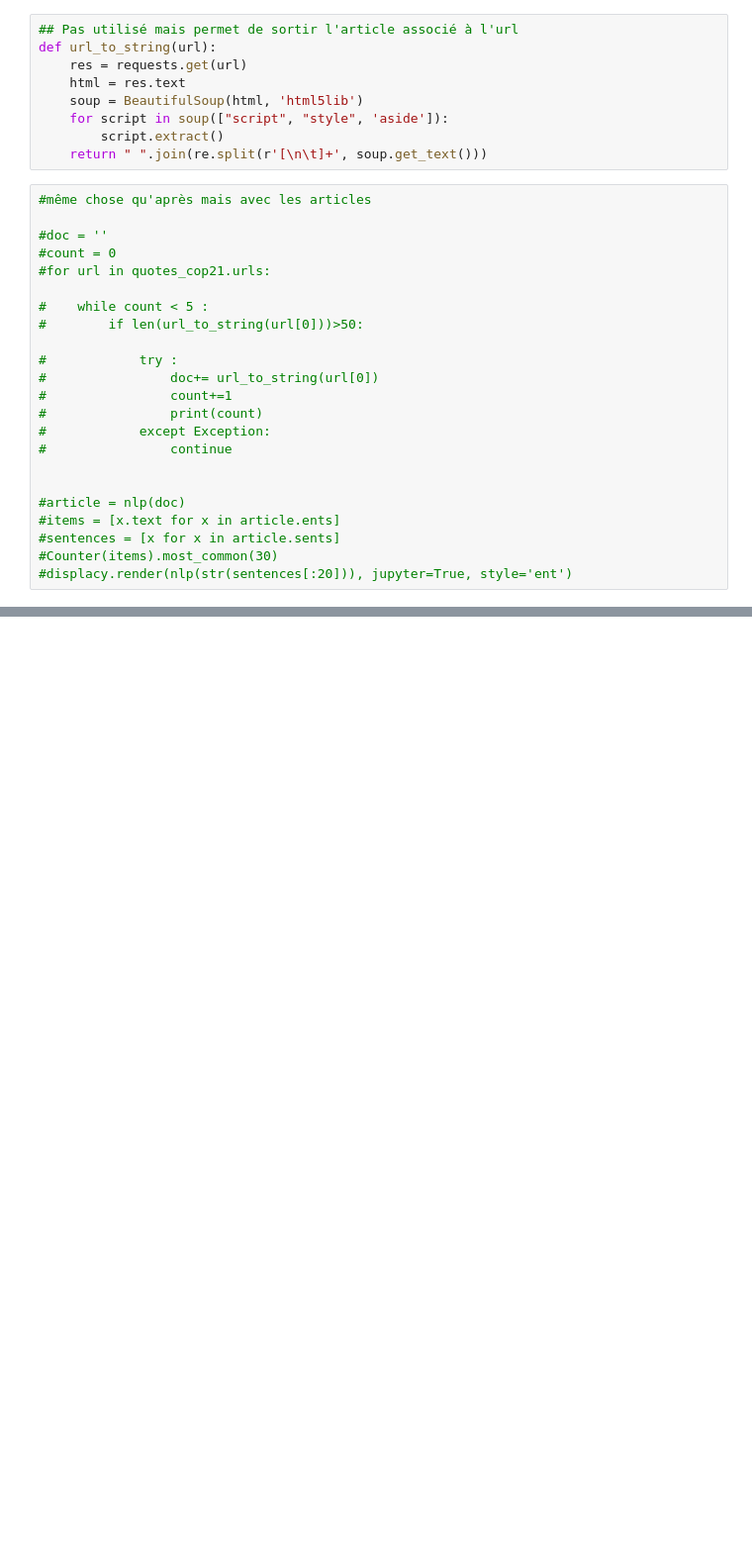
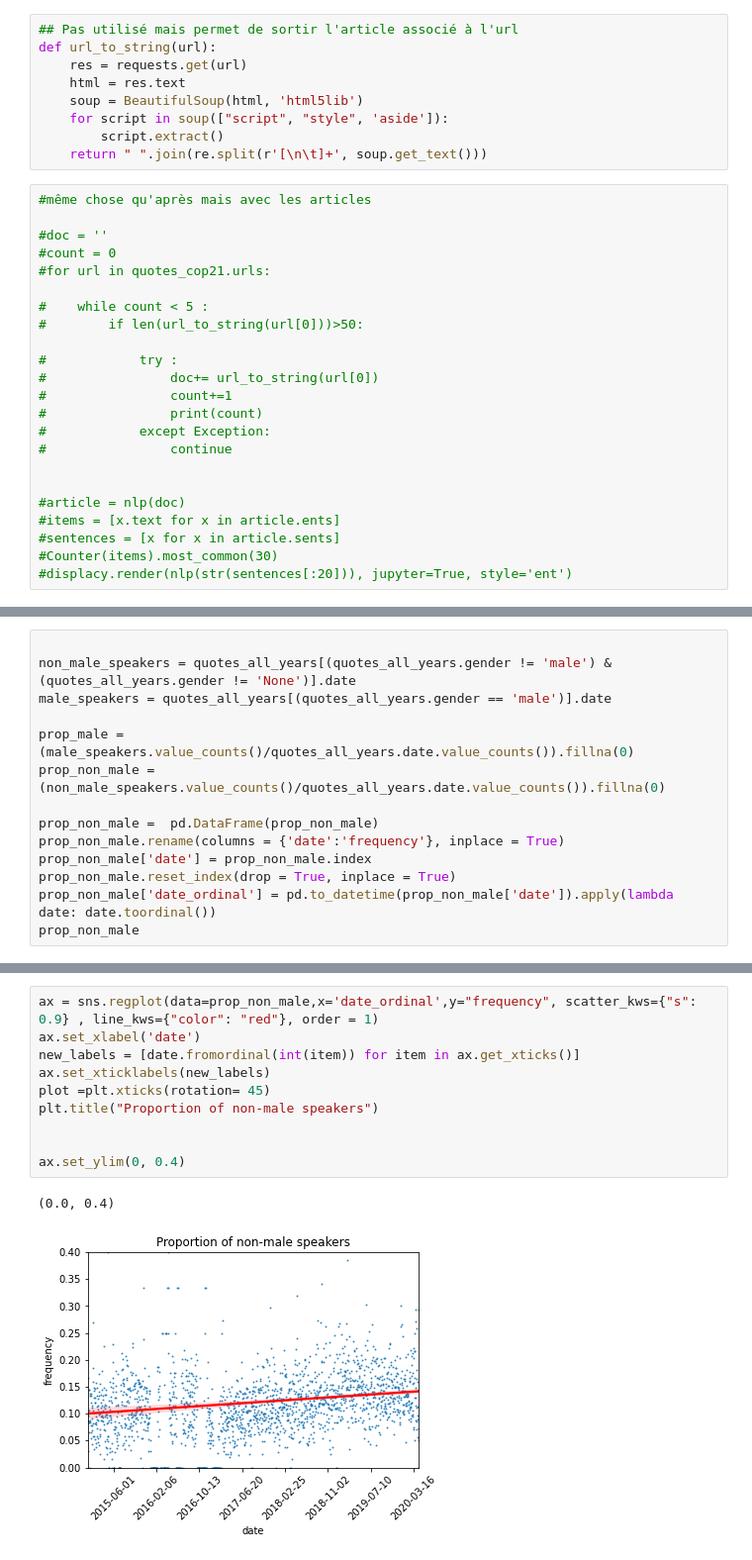
Before and after one commit to epfl-ada/ada-2021-project-flagada, a Jupyter notebook: Stats_volume.ipynb, the cells around one changed output, grey strips where cells are left out. Shown at 99% size. Cells and saved outputs as stored; diff of their text form; blank space fills up the shorter version.

```diff
--- a/Stats_volume.ipynb
+++ b/Stats_volume.ipynb
@@ -479,0 +450,14 @@ Name: ethnic_group, dtype: int64
+# %%
+
+non_male_speakers = quotes_all_years[(quotes_all_years.gender != 'male') & (quotes_all_years.gender != 'None')].date
+male_speakers = quotes_all_years[(quotes_all_years.gender == 'male')].date
+
+prop_male =(male_speakers.value_counts()/quotes_all_years.date.value_counts()).fillna(0)
+prop_non_male = (non_male_speakers.value_counts()/quotes_all_years.date.value_counts()).fillna(0)
+
+prop_non_male =  pd.DataFrame(prop_non_male)
+prop_non_male.rename(columns = {'date':'frequency'}, inplace = True)
+prop_non_male['date'] = prop_non_male.index
+prop_non_male.reset_index(drop = True, inplace = True)
+prop_non_male['date_ordinal'] = pd.to_datetime(prop_non_male['date']).apply(lambda date: date.toordinal())
+prop_non_male
@@ -479,0 +478,13 @@ Name: ethnic_group, dtype: int64
+# %%
+ax = sns.regplot(data=prop_non_male,x='date_ordinal',y="frequency", scatter_kws={"s": 0.9} , line_kws={"color": "red"}, order = 1)
+ax.set_xlabel('date')
+new_labels = [date.fromordinal(int(item)) for item in ax.get_xticks()]
+ax.set_xticklabels(new_labels)
+plot =plt.xticks(rotation= 45)
+plt.title("Proportion of non-male speakers")
+
+
+ax.set_ylim(0, 0.4)
+# %% [output]
+(0.0, 0.4)
+[figure, added]
```
Also changed, not shown: parts of 26 cells of this notebook.
